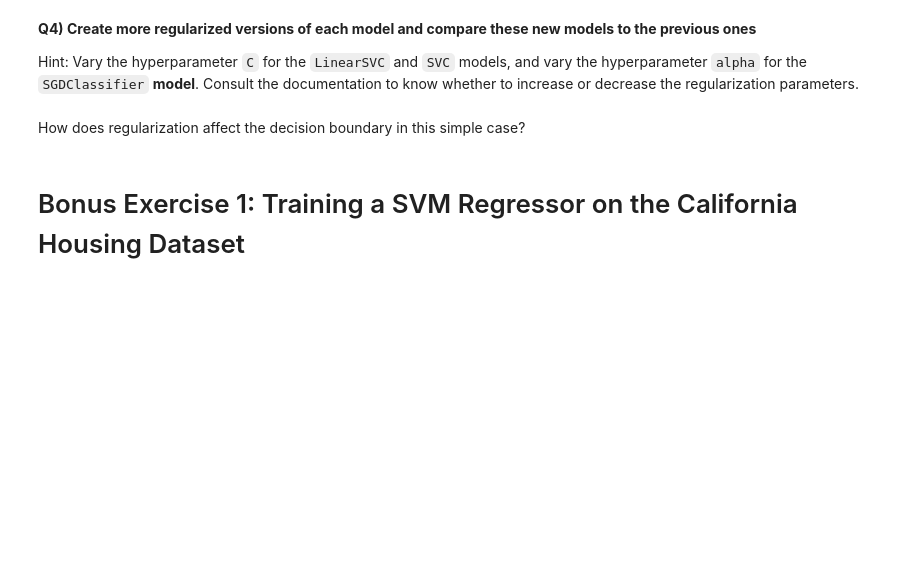
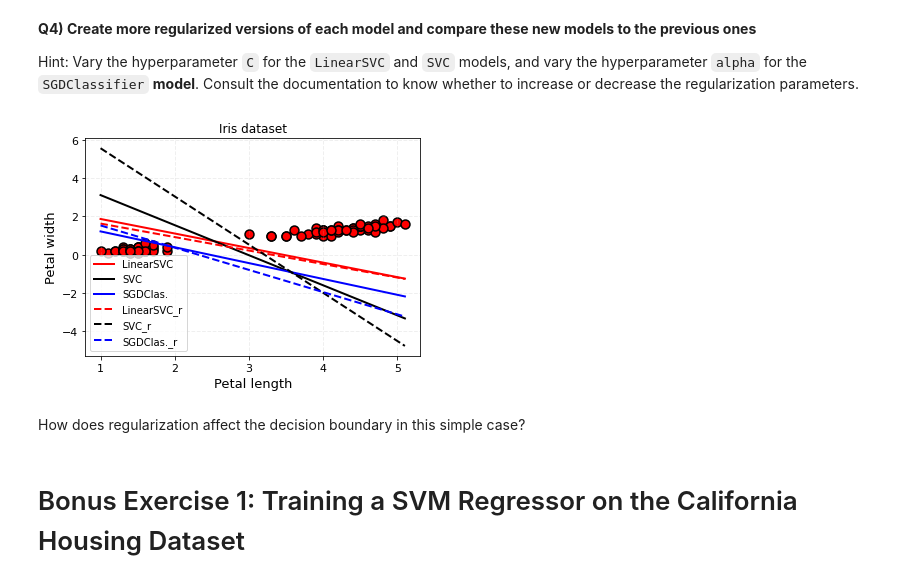
Before and after one commit to ocallaghanm/2022_ML_EES, a Jupyter notebook: Exercises/S2_1_SVM.ipynb, the cells around one changed output. Drawn from its saved outputs; the diff is of its cells as text; code cells hidden in the pictures; blank space fills up the shorter version.

```diff
--- a/Exercises/S2_1_SVM.ipynb
+++ b/Exercises/S2_1_SVM.ipynb
@@ -149,49 +164,50 @@ plt.show()
 Hint: Vary the hyperparameter `C` for the `LinearSVC` and `SVC` models, and vary the hyperparameter `alpha` for the `SGDClassifier` **model**. Consult the documentation to know whether to increase or decrease the regularization parameters.
 # %%
 # Fit more regularized versions of the `LinearSVC` model
-irisSVC_r = LinearSVC(C=_____).fit(X,y)
+irisSVC_r = LinearSVC(C=0.025).fit(X,y)
 # %%
 # Fit more regularized versions of the `SVC` model
-irisSVC2_r = SVC(C=_____,______='_____').fit(X,y)
+irisSVC2_r = SVC(C=0.01,kernel='linear').fit(X,y)
 # %%
 # Fit more regularized versions of the `SGDClassifier` model
-irisSGDc_r = SGDClassifier(alpha=_________).fit(X,y)
+irisSGD_r = SGDClassifier(alpha=0.0001).fit(X,y)
 # %%
 # Compare the new decision boundaries to the old ones
 # Plot all three decision boundaries on the same labeled figure
 #########################################################################
 # Same as what you did to get the second figure
-___,___ = ______.____________(____,____)
-ax.scatter(________________________)
+fig,ax = plt.subplots()
+ax.scatter(X[:,0],X[:,1], s=80,color='r',edgecolor='k',linewidths=1.5)
 
 # Decision boundary: np.dot(W,x)+b = 0
-_ = ________(_______)
-__._____(_,_________,c='r',lw=2,label='LinearSVC')
-__._____(_,______________________,c='k',lw=2,label='SVC')
-__._____(_,______________________,c='b',lw=2,label='SGDClas.')
+ax.plot(x,yboundary,c='r',lw=2,label='LinearSVC')
+ax.plot(x,-(svc.coef_[0,0]*x+svc.intercept_)/svc.coef_[0,1],c='k',lw=2,label='SVC')
+ax.plot(x,-(sgd_clf.coef_[0,0]*x+sgd_clf.intercept_)/sgd_clf.coef_[0,1],c='b',lw=2,label='SGDClas.')
 #########################################################################
 # Now add the decision boundaries for the regularized models
 # Regularized LinearSVC model
 # Find the weights and intercept
-Wlsvc_r,Ilsvc_r = _____________,_____________
-ax.plot(x,_____________________________,c='r',lw=2,ls='--',label='LinearSVC_r')
+Wlsvc_r,Ilsvc_r = irisSVC_r.coef_[0],irisSVC_r.intercept_
+ax.plot(x,-(Wlsvc_r[0]*x+Ilsvc_r[0])/Wlsvc_r[1],c='r',lw=2,ls='--',label='LinearSVC_r')
 # Regularized SVC model
 # Find the weights and intercept
-Wsvc_r,Isvc_r = _____________,_____________
-ax.plot(x,_____________________________,c='k',lw=2,ls='--',label='SVC_r')
+Wsvc_r,Isvc_r = irisSVC2_r.coef_[0],irisSVC2_r.intercept_
+ax.plot(x,-(Wsvc_r[0]*x+Isvc_r[0])/Wsvc_r[1],c='k',lw=2,ls='--',label='SVC_r')
 # Regularized SGDClassifier model
 # Find the weights and intercept
-Wsgdc_r,Isgdc_r = _____________,_____________
-ax.plot(x,_____________________________,c='b',lw=2,ls='--',label='SGDClas._r')
+Wsgdc_r,Isgdc_r = irisSGD_r.coef_[0],irisSGD_r.intercept_
+ax.plot(x,-(Wsgdc_r[0]*x+Isgdc_r[0])/Wsgdc_r[1],c='b',lw=2,ls='--',label='SGDClas._r')
 #########################################################################
 # Same as what you did to get the second figure
 ax.legend()
-ax.set_xlabel("Pedal length",fontdict={'size':13})
-ax.set_ylabel("Pedal width",fontdict={'size':13})
+ax.set_xlabel("Petal length",fontdict={'size':13})
+ax.set_ylabel("Petal width",fontdict={'size':13})
 ax.set_title('Iris dataset')
 ax.tick_params(axis='both', which='major', labelsize=11)
 ax.grid(alpha=0.2,ls='--',lw=1)
 plt.show()
+# %% [output]
+[figure, added]
 # %% [markdown]
 How does regularization affect the decision boundary in this simple case?
 # %% [markdown]
```
Also changed, not shown: parts of 9 cells of this notebook.
